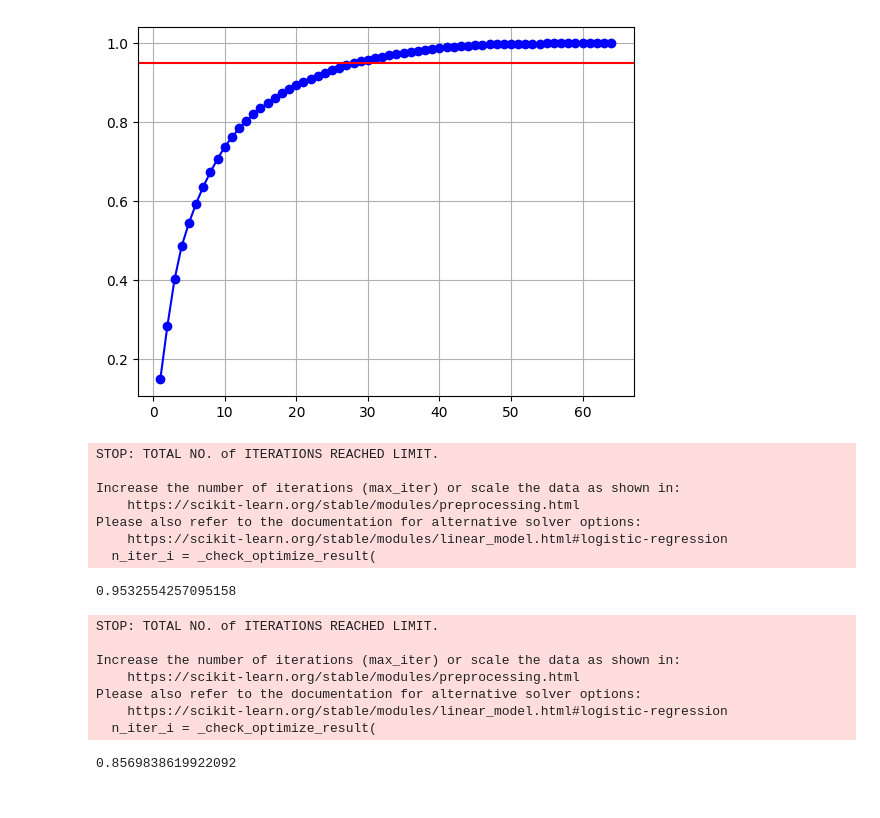
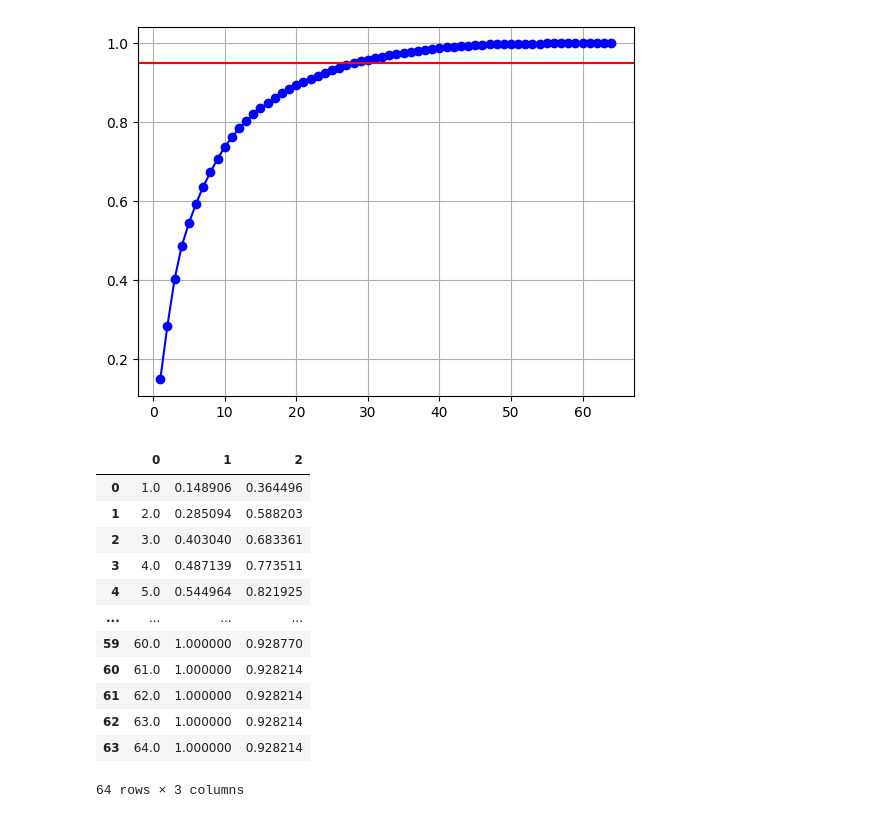
Before and after one commit to FuturisticLover123/labs, a Jupyter notebook: lab9/lab9.ipynb, the cells around one changed output. Cells and saved outputs as stored; diff of their text form; code cells hidden in the pictures.

```diff
--- a/lab9/lab9.ipynb
+++ b/lab9/lab9.ipynb
@@ -88,5 +109,5 @@ LogisticRegression().fit(x1c, y).score(x1c, y)
 #task3
 # %%
 digits = datasets.load_digits()
-X = digits.data
+x = digits.data
 y = digits.target
@@ -95,28 +114,6 @@ pca = PCA().fit(X, y)
+# %%
+pca = myPCA().fit(x)
 # %%
 pca.picture()
 # %% [output]
 [figure]
-# %%
-transformed = pca.transform(X, components=10)
-LogisticRegression().fit(transformed, y).score(transformed, y)
-# %% [output]
-STOP: TOTAL NO. of ITERATIONS REACHED LIMIT.
-
-Increase the number of iterations (max_iter) or scale the data as shown in:
-    https://scikit-learn.org/stable/modules/preprocessing.html
-Please also refer to the documentation for alternative solver options:
-    https://scikit-learn.org/stable/modules/linear_model.html#logistic-regression
-  n_iter_i = _check_optimize_result(
-0.9532554257095158
-# %%
-transformed = pca.transform(X, components=5)
-LogisticRegression().fit(transformed, y).score(transformed, y)
-# %% [output]
-STOP: TOTAL NO. of ITERATIONS REACHED LIMIT.
-
-Increase the number of iterations (max_iter) or scale the data as shown in:
-    https://scikit-learn.org/stable/modules/preprocessing.html
-Please also refer to the documentation for alternative solver options:
-    https://scikit-learn.org/stable/modules/linear_model.html#logistic-regression
-  n_iter_i = _check_optimize_result(
-0.8569838619922092
@@ -122,0 +123,16 @@ Please also refer to the documentation for alternative solver options:
+# %%
+pd.DataFrame(np.array([range(1, 65), pca.cs ,[cross_val_score(model, pca.transform(x, components=component), y, cv=3).mean() for component in tqdm(range(1, 65))]]).T)
+# %% [output]
+|  | 0 | 1 | 2 |
+| 0 | 1.0 | 0.148906 | 0.364496 |
+| 1 | 2.0 | 0.285094 | 0.588203 |
+| 2 | 3.0 | 0.403040 | 0.683361 |
+| 3 | 4.0 | 0.487139 | 0.773511 |
+| 4 | 5.0 | 0.544964 | 0.821925 |
+| ... | ... | ... | ... |
+| 59 | 60.0 | 1.000000 | 0.928770 |
+| 60 | 61.0 | 1.000000 | 0.928214 |
+| 61 | 62.0 | 1.000000 | 0.928214 |
+| 62 | 63.0 | 1.000000 | 0.928214 |
+| 63 | 64.0 | 1.000000 | 0.928214 |
+64 rows × 3 columns
```
Also changed, not shown: parts of 31 cells of this notebook.
